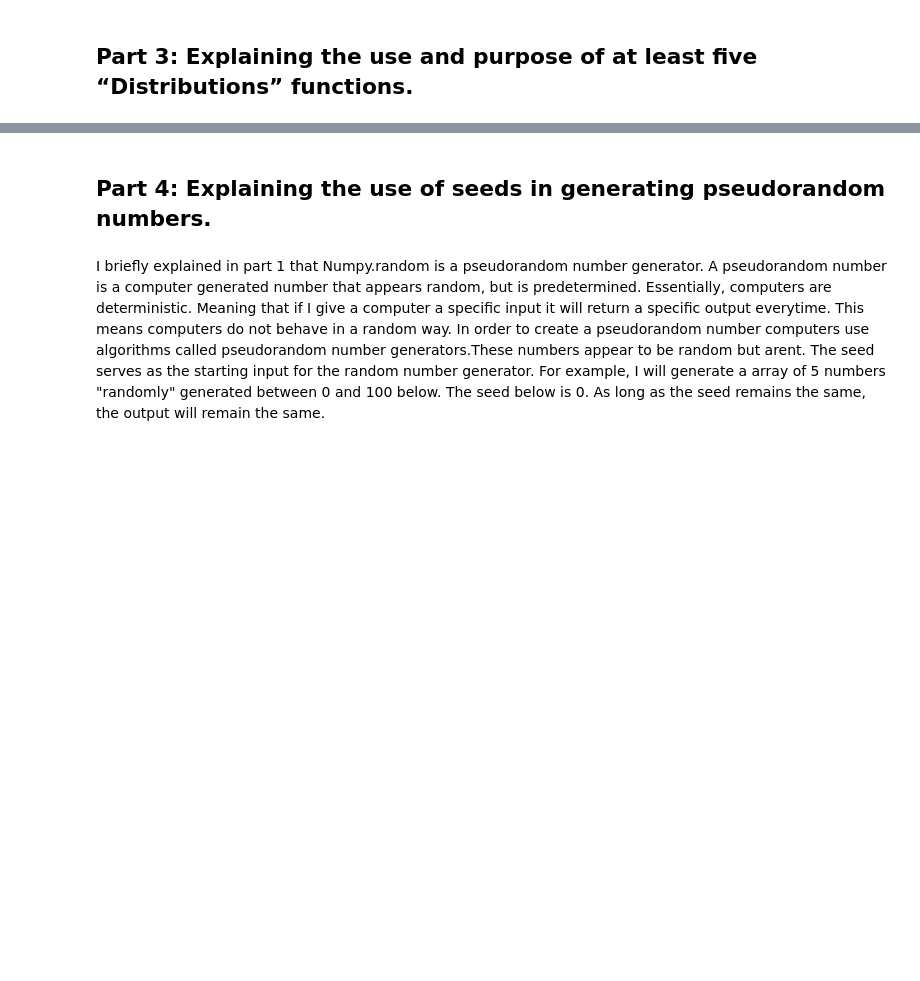
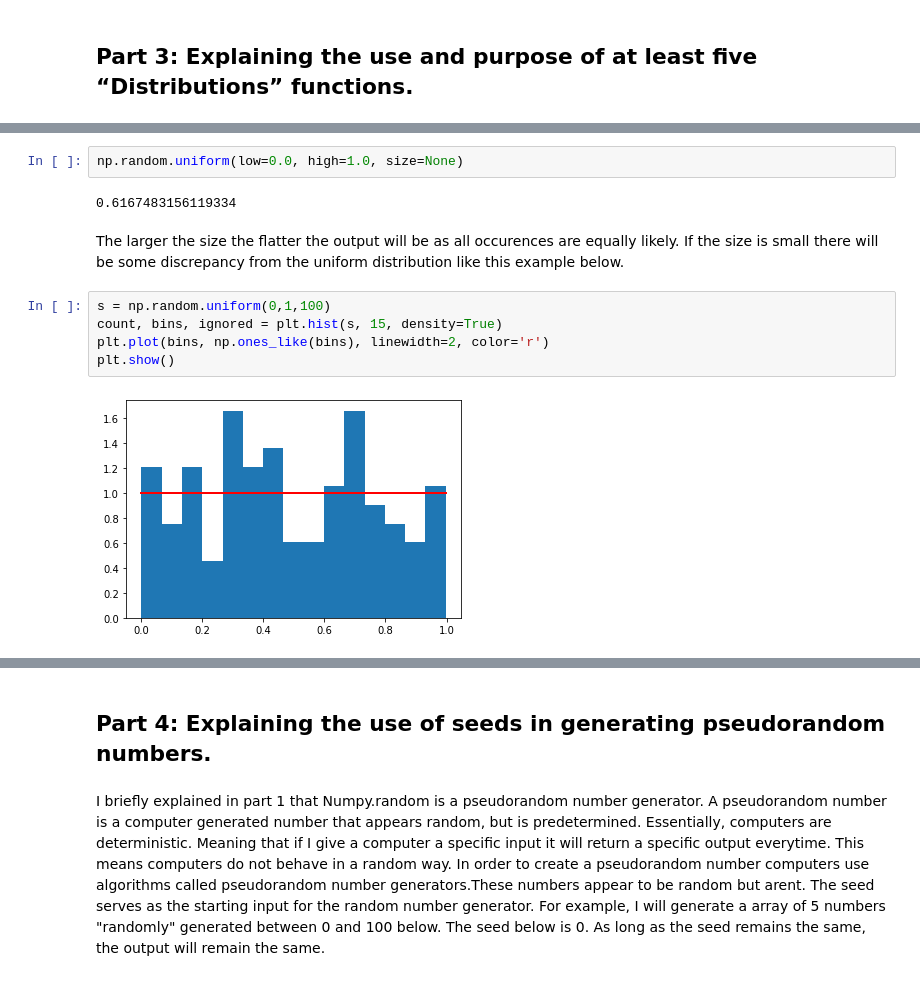
Before and after one commit to john-cashman/PFDA, a Jupyter notebook: numpy.random.ipynb, the cells around one changed output, grey strips where cells are left out. Cells and saved outputs as stored; diff of their text form; blank space fills up the shorter version.

```diff
--- a/numpy.random.ipynb
+++ b/numpy.random.ipynb
@@ -99,0 +127,13 @@ print(random.permutation(arr))
+# %%
+np.random.uniform(low=0.0, high=1.0, size=None)
+# %% [output]
+0.6167483156119334
+# %% [markdown]
+The larger the size the flatter the output will be as all occurences are equally likely. If the size is small there will be some discrepancy from the uniform distribution like this example below.
+# %%
+s = np.random.uniform(0,1,100)
+count, bins, ignored = plt.hist(s, 15, density=True)
+plt.plot(bins, np.ones_like(bins), linewidth=2, color='r')
+plt.show()
+# %% [output]
+[figure, added]
```
Also changed, not shown: parts of 25 cells of this notebook.
